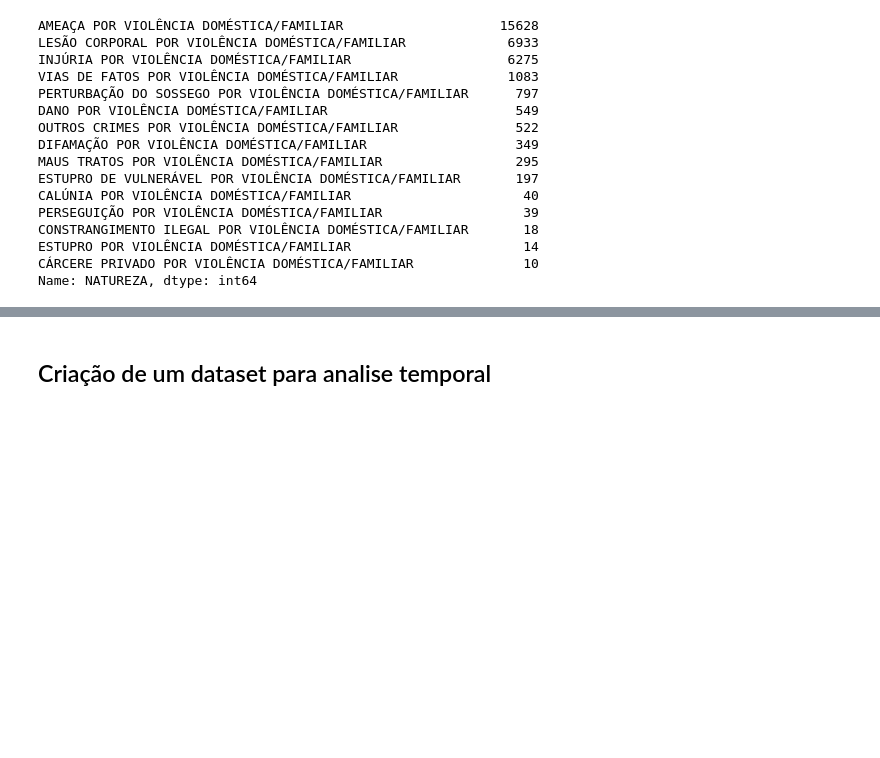
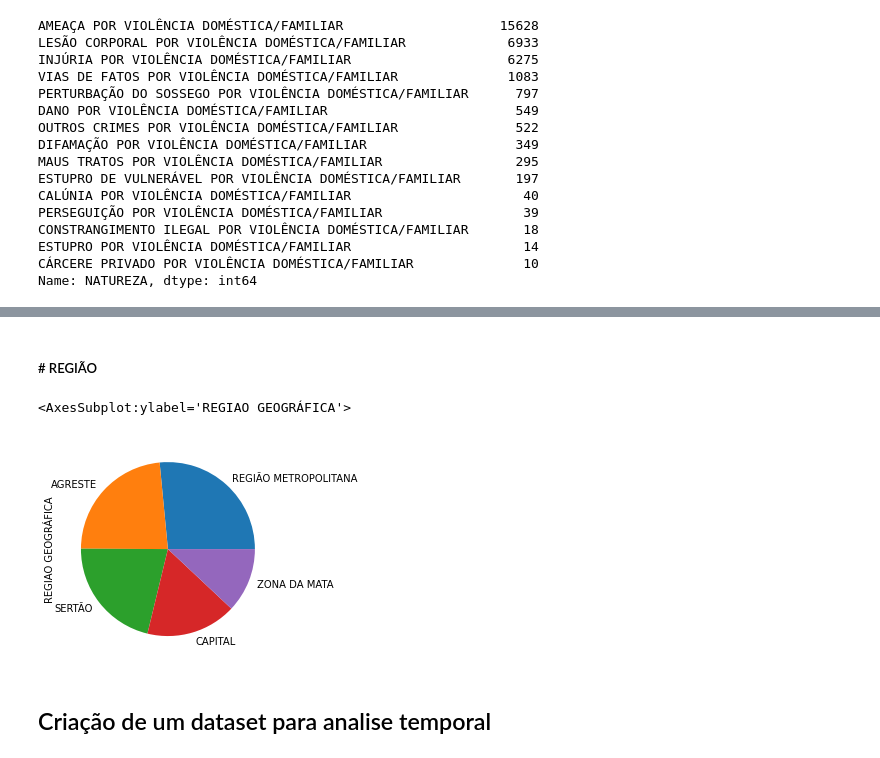
Before and after one commit to HitaloNasc/temporal-analysis-of-domestic-violence-in-the-state-of-pernambuco, a Jupyter notebook: analises/teste_violencia.ipynb, the cells around one changed output, grey strips where cells are left out. Cells and saved outputs as stored; diff of their text form; code cells hidden in the pictures; blank space fills up the shorter version.

```diff
--- a/analises/teste_violencia.ipynb
+++ b/analises/teste_violencia.ipynb
@@ -386,3 +401,10 @@ df['SEXO'].value_counts().plot.bar()
+# %% [markdown]
+##### # REGIÃO
+# %%
+df['REGIAO GEOGRÁFICA'].value_counts().plot.pie()
+# %% [output]
+<AxesSubplot:ylabel='REGIAO GEOGRÁFICA'>
+[figure, added]
 # %% [markdown]
 ## Criação de um dataset para analise temporal
 # %%
```
Also changed, not shown: parts of 40 cells of this notebook.
